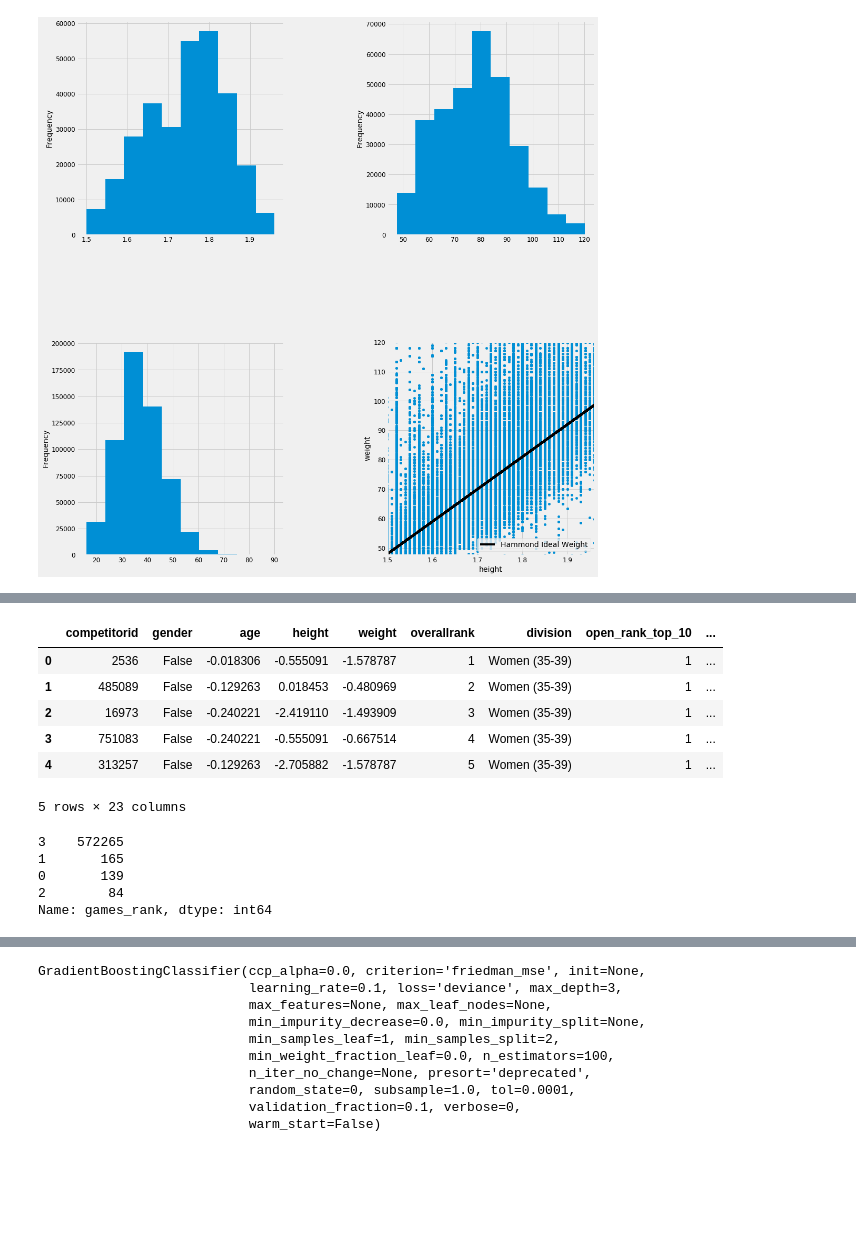
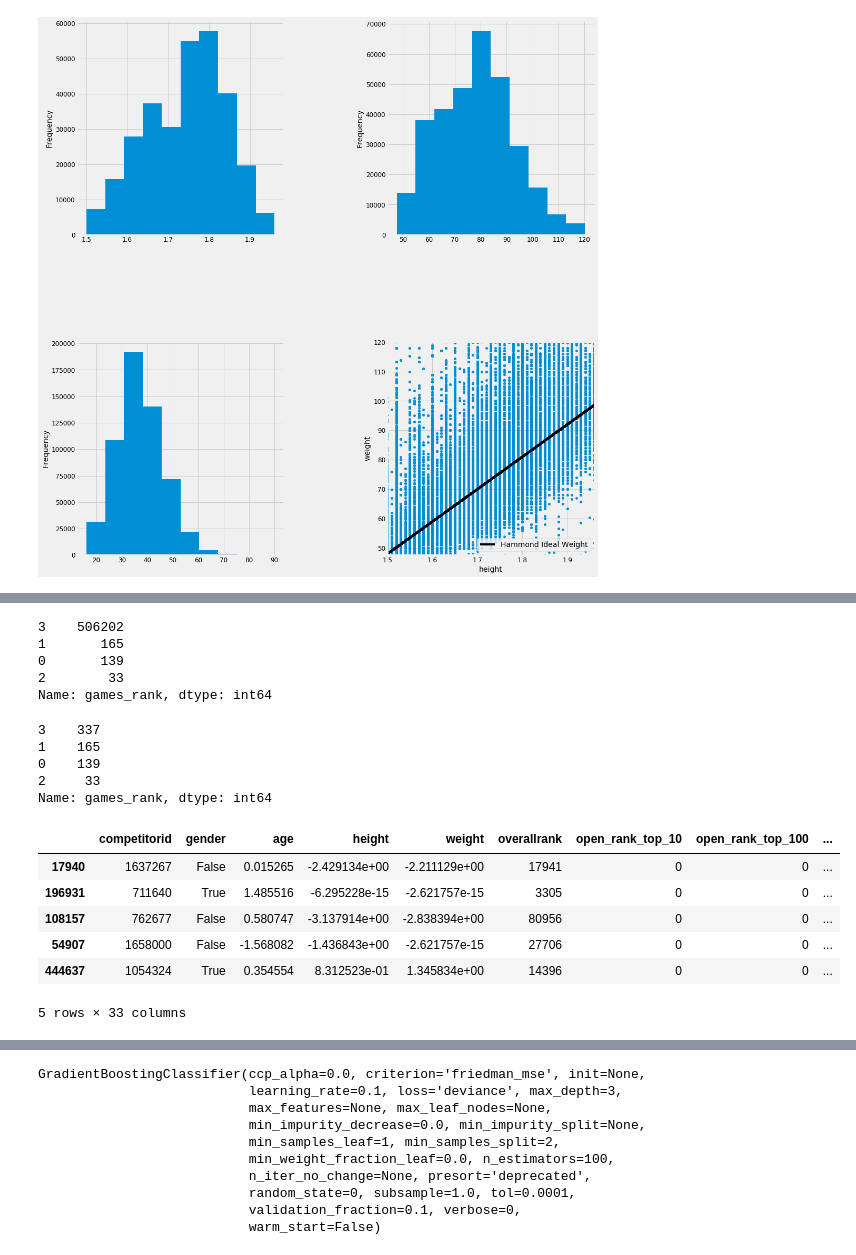
Before and after one commit to Pabsm94/DataScientist_Nanodegree_Udacity, a Jupyter notebook: [DS Nanodegree] - Project 1.ipynb, the cells around one changed output, grey strips where cells are left out. Saved outputs shown, nothing was run; the diff lists cells and outputs as text; code cells hidden in the pictures; blank space fills up the shorter version.

```diff
--- a/[DS Nanodegree] - Project 1.ipynb
+++ b/[DS Nanodegree] - Project 1.ipynb
@@ -302,4 +320,6 @@ df_encoded_4['games_rank'].fillna(999,inplace=True)
 # %%
+crossfit_games_athletes_scores_2019_attribs['games_rank'] = crossfit_games_athletes_scores_2019_attribs['overallrank'].apply(pd.to_numeric, errors='coerce')
+crossfit_games_athletes_scores_2019_attribs = crossfit_games_athletes_scores_2019_attribs[['competitorid','games_rank','division']]
 labels_binning = ['top_10','top_100','top_1000']
 no_bins = [0,10,100,1000]
-df_encoded_4['games_rank'] = pd.cut(df_encoded_4['games_rank'], bins=no_bins, labels=labels_binning)
+crossfit_games_athletes_scores_2019_attribs['games_rank'] = pd.cut(crossfit_games_athletes_scores_2019_attribs['games_rank'], bins=no_bins, labels=labels_binning)
@@ -306,12 +335,48 @@ df_encoded_4['games_rank'] = pd.cut(df_encoded_4['games_rank'], bins=no_bins, la
 # %%
-model_data = df_encoded_3.merge(df_encoded_4, on=['competitorid','division'], how='left')
+crossfit_2019_model_data = crossfit_open_athletes_scores_2019_attribs.merge(crossfit_games_athletes_scores_2019_attribs, on=['competitorid','division'], how='left')
+# %%
+crossfit_2019_model_data = pd.get_dummies(crossfit_2019_model_data, columns=['division'])
+crossfit_2019_model_data['games_rank'] = crossfit_2019_model_data['games_rank'].cat.add_categories('Not_Qualified')
+crossfit_2019_model_data['games_rank'].fillna('Not_Qualified', inplace =True)
+crossfit_2019_model_data['games_rank'] = crossfit_2019_model_data["games_rank"].cat.codes
+# %%
+crossfit_2019_model_data['games_rank'].value_counts() ## HIGHLY UNBALANCED
+# %% [output]
+3    506202
+1       165
+0       139
+2        33
+Name: games_rank, dtype: int64
+# %%
+from sklearn.utils import resample
+# Separate majority and minority classes
+model_data_majority = crossfit_2019_model_data[crossfit_2019_model_data.games_rank==3]
+model_data_minority = crossfit_2019_model_data[crossfit_2019_model_data.games_rank!=3]
+
+# Downsample majority class
+model_data_majority_downsampled = resample(model_data_majority,
+                                 replace=False,    # sample without replacement
+                                 n_samples=model_data_minority.shape[0],     # to match minority class
+                                 random_state=123) # reproducible results
+
+# Combine minority class with downsampled majority class
+crossfit_2019_model_data_downsampled = pd.concat([model_data_majority_downsampled, model_data_minority])
+
+# Display new class counts
+crossfit_2019_model_data_downsampled.games_rank.value_counts()
+# %% [output]
+3    337
+1    165
+0    139
+2     33
+Name: games_rank, dtype: int64
 # %%
-model_data.head()
+crossfit_2019_model_data_downsampled.head()
 # %% [output]
-|  | competitorid | gender | age | height | weight | overallrank | division | open_rank_top_10 | ... |
-| 0 | 2536 | False | -0.018306 | -0.555091 | -1.578787 | 1 | Women (35-39) | 1 | ... |
-| 1 | 485089 | False | -0.129263 | 0.018453 | -0.480969 | 2 | Women (35-39) | 1 | ... |
-| 2 | 16973 | False | -0.240221 | -2.419110 | -1.493909 | 3 | Women (35-39) | 1 | ... |
-| 3 | 751083 | False | -0.240221 | -0.555091 | -0.667514 | 4 | Women (35-39) | 1 | ... |
-| 4 | 313257 | False | -0.129263 | -2.705882 | -1.578787 | 5 | Women (35-39) | 1 | ... |
+|  | competitorid | gender | age | height | weight | overallrank | open_rank_top_10 | open_rank_top_100 | ... |
+| 17940 | 1637267 | False | 0.015265 | -2.429134e+00 | -2.211129e+00 | 17941 | 0 | 0 | ... |
+| 196931 | 711640 | True | 1.485516 | -6.295228e-15 | -2.621757e-15 | 3305 | 0 | 0 | ... |
+| 108157 | 762677 | False | 0.580747 | -3.137914e+00 | -2.838394e+00 | 80956 | 0 | 0 | ... |
+| 54907 | 1658000 | False | -1.568082 | -1.436843e+00 | -2.621757e-15 | 27706 | 0 | 0 | ... |
+| 444637 | 1054324 | True | 0.354554 | 8.312523e-01 | 1.345834e+00 | 14396 | 0 | 0 | ... |
-5 rows × 23 columns
+5 rows × 33 columns
@@ -323,8 +382,0 @@ model_data['games_rank'] = model_data["games_rank"].cat.codes
-# %%
-model_data['games_rank'].value_counts() ## HIGHLY UNBALANCED
-# %% [output]
-3    572265
-1       165
-0       139
-2        84
-Name: games_rank, dtype: int64
```
Also changed, not shown: parts of 35 cells of this notebook.
